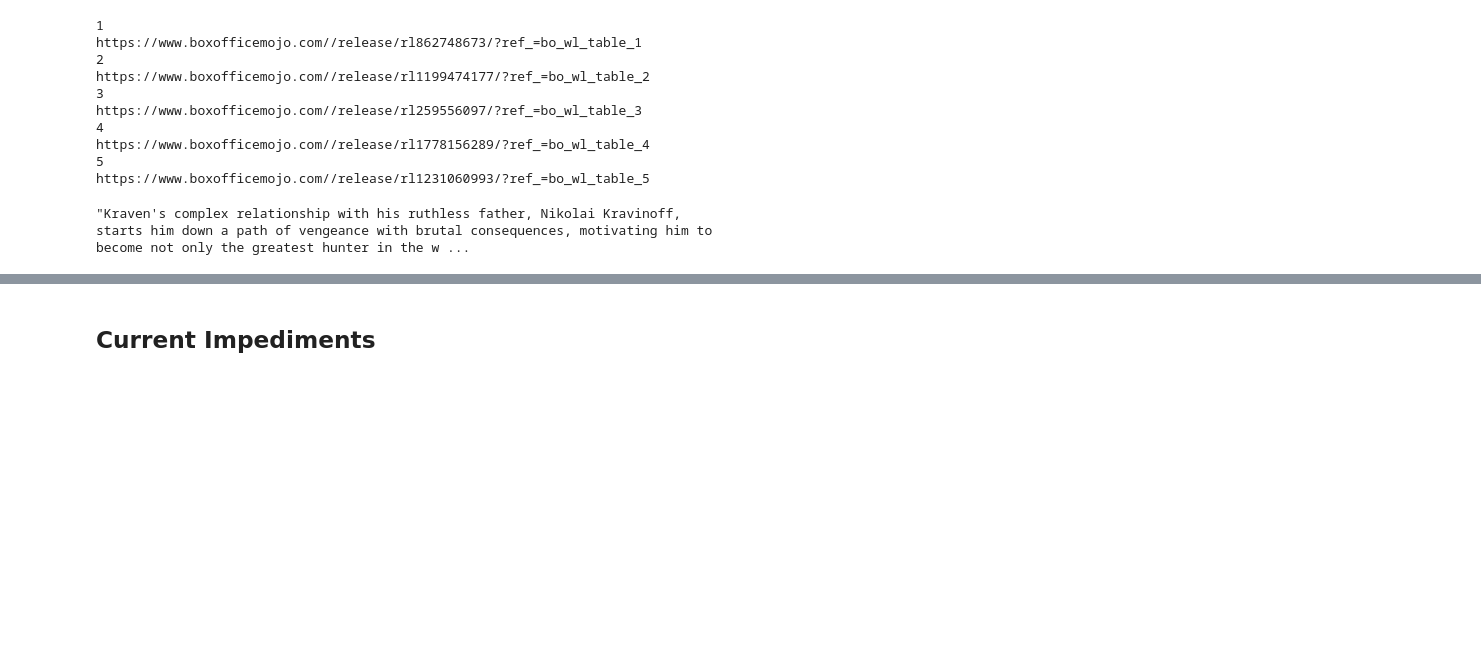
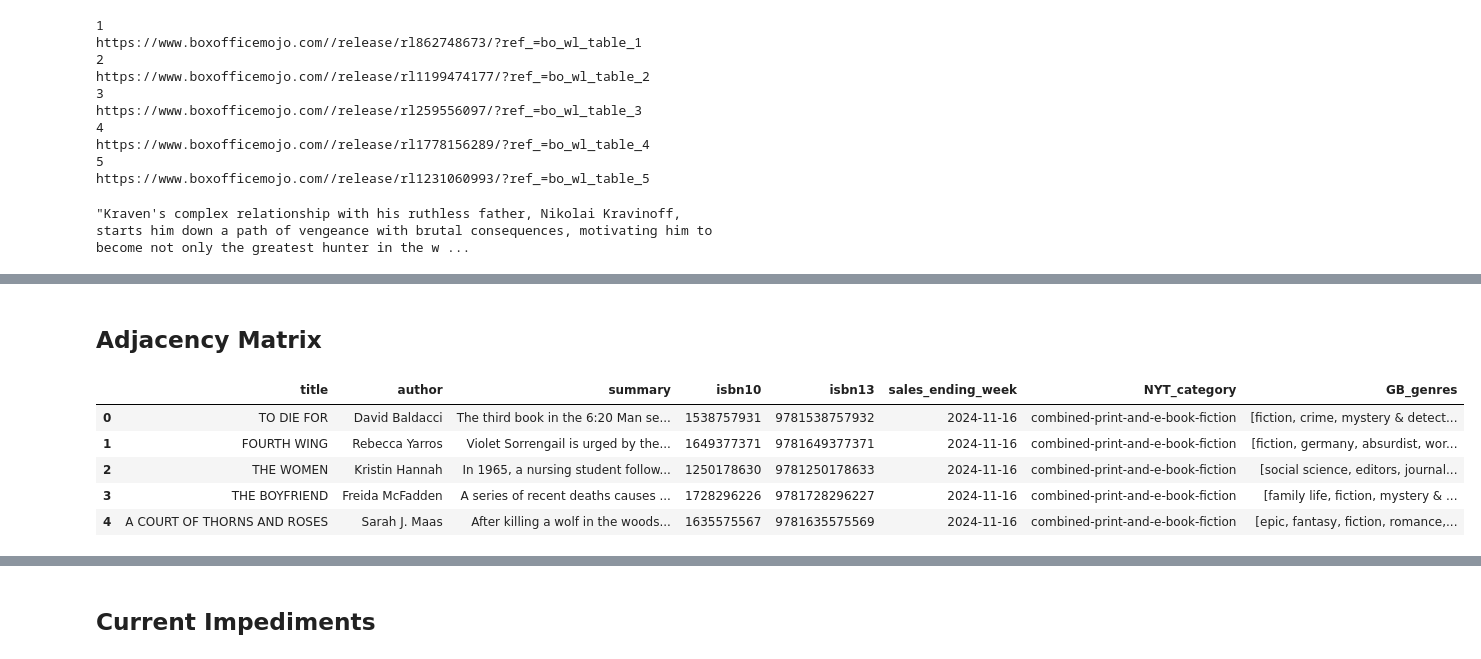
Before and after one commit to rsa-captech/rachel-recommender, a Jupyter notebook: notebook.ipynb, the cells around one changed output, grey strips where cells are left out. Saved outputs shown, nothing was run; the diff lists cells and outputs as text; code cells hidden in the pictures; blank space fills up the shorter version.

Commit message:
Update notebook.ipynb
addition of adjacency matrix

```diff
--- a/notebook.ipynb
+++ b/notebook.ipynb
@@ -419,9 +391,12 @@ for i in range(len(NYT_bestsellers_24)):
 TypeError: 'NoneType' object is not subscriptable
 # %%
 # batch processing
+
 batch_size = 20 # tried: 10, 20, 40, *50
 NYT_df = pd.DataFrame()
 NYT_error_df = pd.DataFrame()
+
+GB_genres_lst = []
 
 for i in range(0, len(NYT_bestsellers_24), batch_size):
     NYT_batch_df = NYT_bestsellers_24[i:i + batch_size] # store df slice
@@ -433,19 +408,18 @@ for i in range(0, len(NYT_bestsellers_24), batch_size):
         isbn = NYT_batch_df.loc[i,'isbn13']
         # print(isbn)
         try:
-            GB_genres_format_str(isbn)
+            GB_genres_lst.append(GB_genres_format_str(isbn))
         except TypeError:
             print("we have a type error")
             print(isbn)
             print(i)
-            print(NYT_batch_df.loc[i, 'isbn10']) # THE MINUTE I UNCOMMENT THIS LINE IT BREAKS AND I DON'T UNDERSTAND WHY
+            isbn = NYT_batch_df.loc[i, 'isbn10'] # THE MINUTE I UNCOMMENT THIS LINE IT BREAKS AND I DON'T UNDERSTAND WHY
+            GB_genres_lst.append(GB_genres_format_str(isbn))
             # NYT_error_df = pd.concat(NYT_error_df, NYT_batch_df.iloc[i])
-
-
-
-
     # NYT_df = pd.concat([NYT_df, NYT_batch_df], ignore_index=True)
     time.sleep(12) # tried: 15, 30, 45, *60 seconds
+
+NYT_bestsellers_24['GB_genres'] = GB_genres_lst
 # %% [output]
 we have a type error
 9781649374172
@@ -626,0 +755,13 @@ def Mojo_movie_details(week_url):
+# %% [markdown]
+## Adjacency Matrix
+# %%
+# pd.DataFrame(NYT_bestsellers_24['GB_genres'].explode())
+
+NYT_bestsellers_24.head()
+# %% [output]
+|  | title | author | summary | isbn10 | isbn13 | sales_ending_week | NYT_category | GB_genres |
+| 0 | TO DIE FOR | David Baldacci | The third book in the 6:20 Man se... | 1538757931 | 9781538757932 | 2024-11-16 | combined-print-and-e-book-fiction | [fiction, crime, mystery & detect... |
+| 1 | FOURTH WING | Rebecca Yarros | Violet Sorrengail is urged by the... | 1649377371 | 9781649377371 | 2024-11-16 | combined-print-and-e-book-fiction | [fiction, germany, absurdist, wor... |
+| 2 | THE WOMEN | Kristin Hannah | In 1965, a nursing student follow... | 1250178630 | 9781250178633 | 2024-11-16 | combined-print-and-e-book-fiction | [social science, editors, journal... |
+| 3 | THE BOYFRIEND | Freida McFadden | A series of recent deaths causes ... | 1728296226 | 9781728296227 | 2024-11-16 | combined-print-and-e-book-fiction | [family life, fiction, mystery & ... |
+| 4 | A COURT OF THORNS AND ROSES | Sarah J. Maas | After killing a wolf in the woods... | 1635575567 | 9781635575569 | 2024-11-16 | combined-print-and-e-book-fiction | [epic, fantasy, fiction, romance,... |
```
Also changed, not shown: parts of 28 cells of this notebook.
